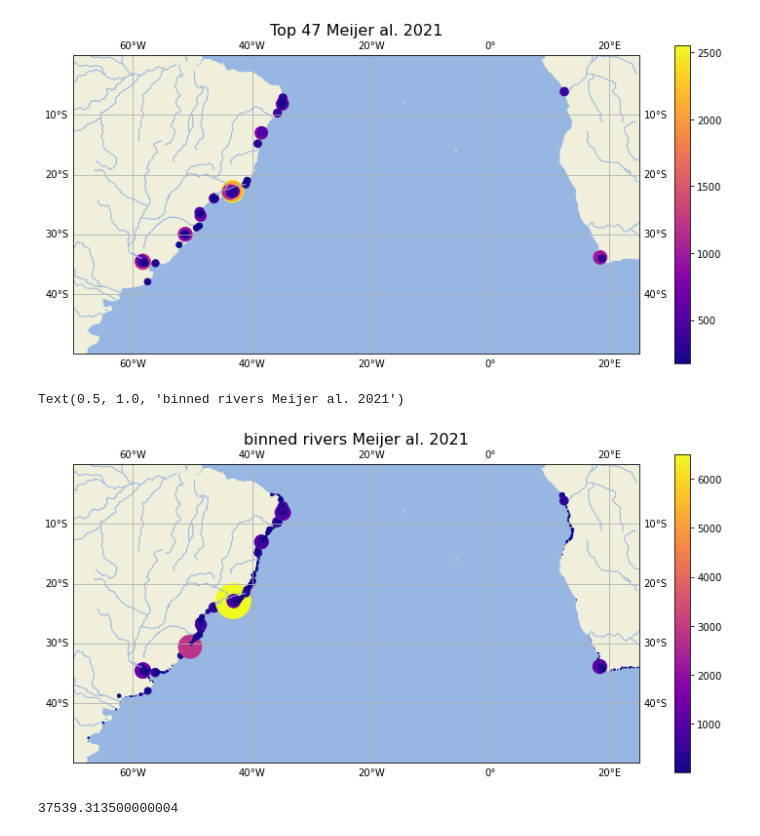
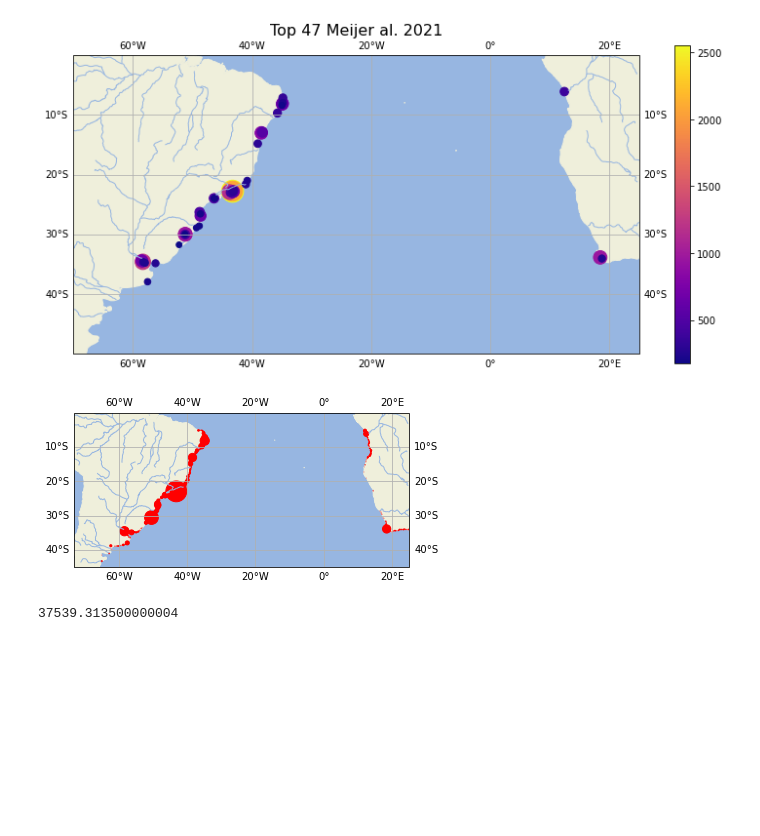
Before and after one commit to OceanParcels/BayesianAnalysis_SouthAtlantic, a Jupyter notebook: notebooks/Standard_method_release_particles_from_river_locations.ipynb, the cells around one changed output. Cells and saved outputs as stored; diff of their text form; code cells hidden in the pictures; blank space fills up the shorter version.

Commit message:
make a plot in a notebook and summit animation script

```diff
--- a/notebooks/Standard_method_release_particles_from_river_locations.ipynb
+++ b/notebooks/Standard_method_release_particles_from_river_locations.ipynb
@@ -225,23 +220,20 @@ plt.title('Top 47 Meijer al. 2021', fontsize=16)
 Text(0.5, 1.0, 'Top 47 Meijer al. 2021')
 [figure]
 # %%
-fig = plt.figure(figsize=(13,6))
+fig = plt.figure(figsize=(6,4))
 ax = fig.add_subplot(1, 1, 1, projection=ccrs.PlateCarree())
-ax.set_extent((-70, 25, -50, 0), crs=ccrs.PlateCarree())
+ax.set_extent([-73, 25,-45, 0], crs=ccrs.PlateCarree())
 ax.add_feature(cfeature.OCEAN)
 ax.add_feature(cfeature.LAND)
 #ax.add_feature(cfeature.COASTLINE)
 ax.add_feature(cfeature.RIVERS)
 ax.gridlines(draw_labels=True, dms=False, x_inline=False, y_inline=False)
 
 #plt.pcolormesh(X, Y, coast)
-im = plt.scatter(bin_meijer['X_bin'], bin_meijer['Y_bin'], c=bin_meijer['emissions'],
-                 s=bin_meijer['emissions']/5, cmap='plasma', edgecolors=None)
-plt.colorbar(im)
-plt.title('binned rivers Meijer al. 2021', fontsize=16)
+im = plt.scatter(bin_meijer['X_bin'], bin_meijer['Y_bin'], c='r',
+                 s=bin_meijer['emissions']/15, cmap='plasma', edgecolors=None)
 # %% [output]
-Text(0.5, 1.0, 'binned rivers Meijer al. 2021')
-[figure, old version]
+[figure, new version]
 # %%
 total_SA = bin_meijer['emissions'].sum()
 # %%
```
Also changed, not shown: parts of 9 cells of this notebook, 1 other file.
